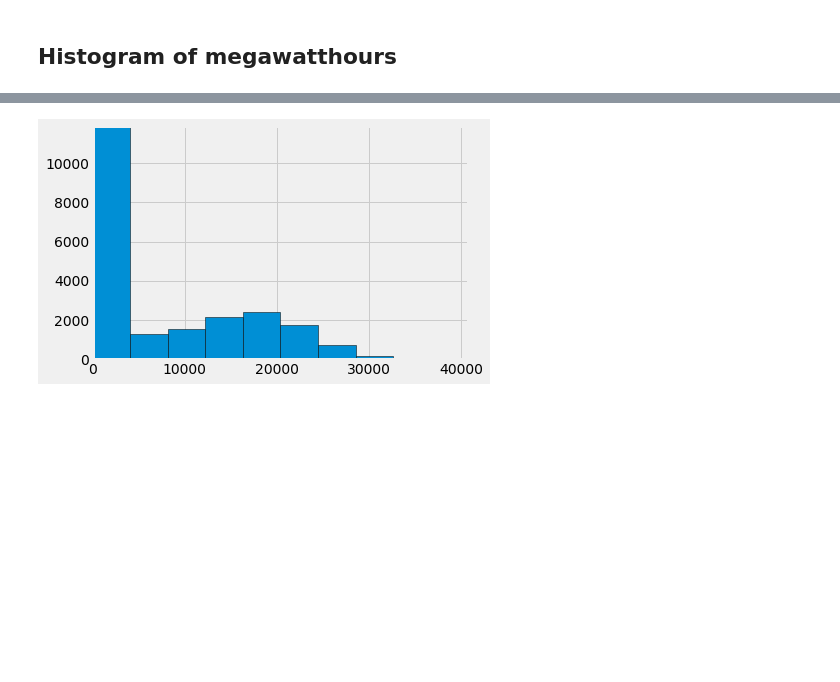
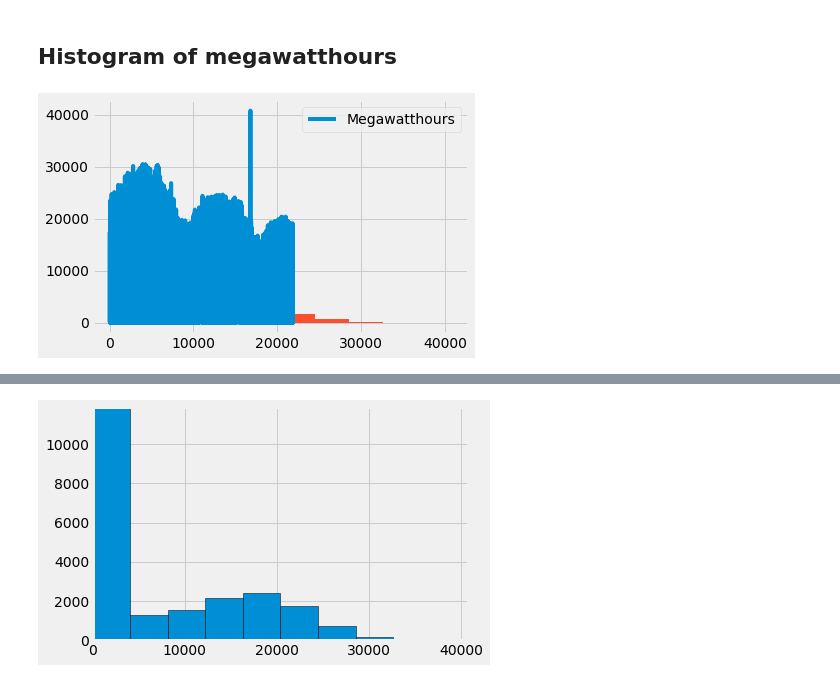
Before and after one commit to MichaelBurak/solar-data-analysis, a Jupyter notebook: solar-perhour-analysis.ipynb, the cells around one changed output, grey strips where cells are left out. Drawn from its saved outputs; the diff is of its cells as text; code cells hidden in the pictures; blank space fills up the shorter version.

```diff
--- a/solar-perhour-analysis.ipynb
+++ b/solar-perhour-analysis.ipynb
@@ -58,3 +58,9 @@ df.head(10)
 # Brief EDA
 # %% [markdown]
 ## Histogram of megawatthours
+# %%
+df.plot()
+df['Megawatthours'].hist()
+plt.show()
+# %% [output]
+[figure, added]
```
Also changed, not shown: parts of 37 cells of this notebook.
